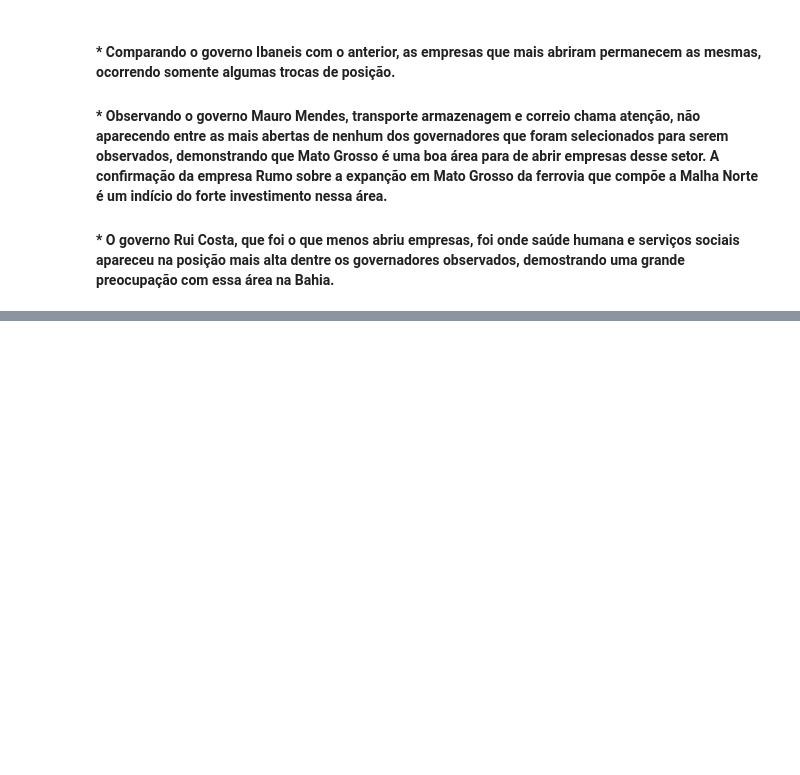
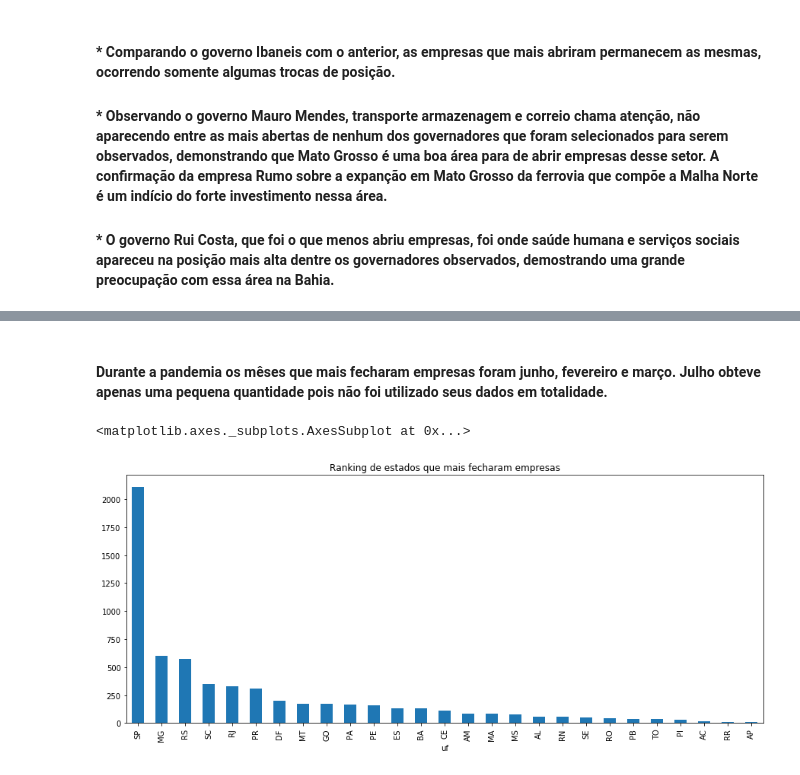
Before and after one commit to gizattos/analise_empresas_politicos, a Jupyter notebook: trabalhofinal.ipynb, the cells around one changed output, grey strips where cells are left out. Cells and saved outputs as stored; diff of their text form; code cells hidden in the pictures; blank space fills up the shorter version.

```diff
--- a/trabalhofinal.ipynb
+++ b/trabalhofinal.ipynb
@@ -419,0 +432,10 @@ tipoAbriuFechou2018('RUI COSTA')
+# %% [markdown]
+#### Durante a pandemia os mêses que mais fecharam empresas foram junho, fevereiro e março. Julho obteve apenas uma pequena quantidade pois não foi utilizado seus dados em totalidade.
+# %%
+
+df_cnpj_fechada['anoMesFechamento'][df_cnpj_fechada['anoMesFechamento'] >= '2020-02'].groupby(df_cnpj_full["uf"]).agg('count').nlargest(100).plot(kind="bar",
+                                                                                    figsize = (15,6),
+                                                                                    title = "Ranking de estados que mais fecharam empresas")
+# %% [output]
+<matplotlib.axes._subplots.AxesSubplot at 0x...>
+[figure, added]
```
Also changed, not shown: parts of 10 cells of this notebook.
